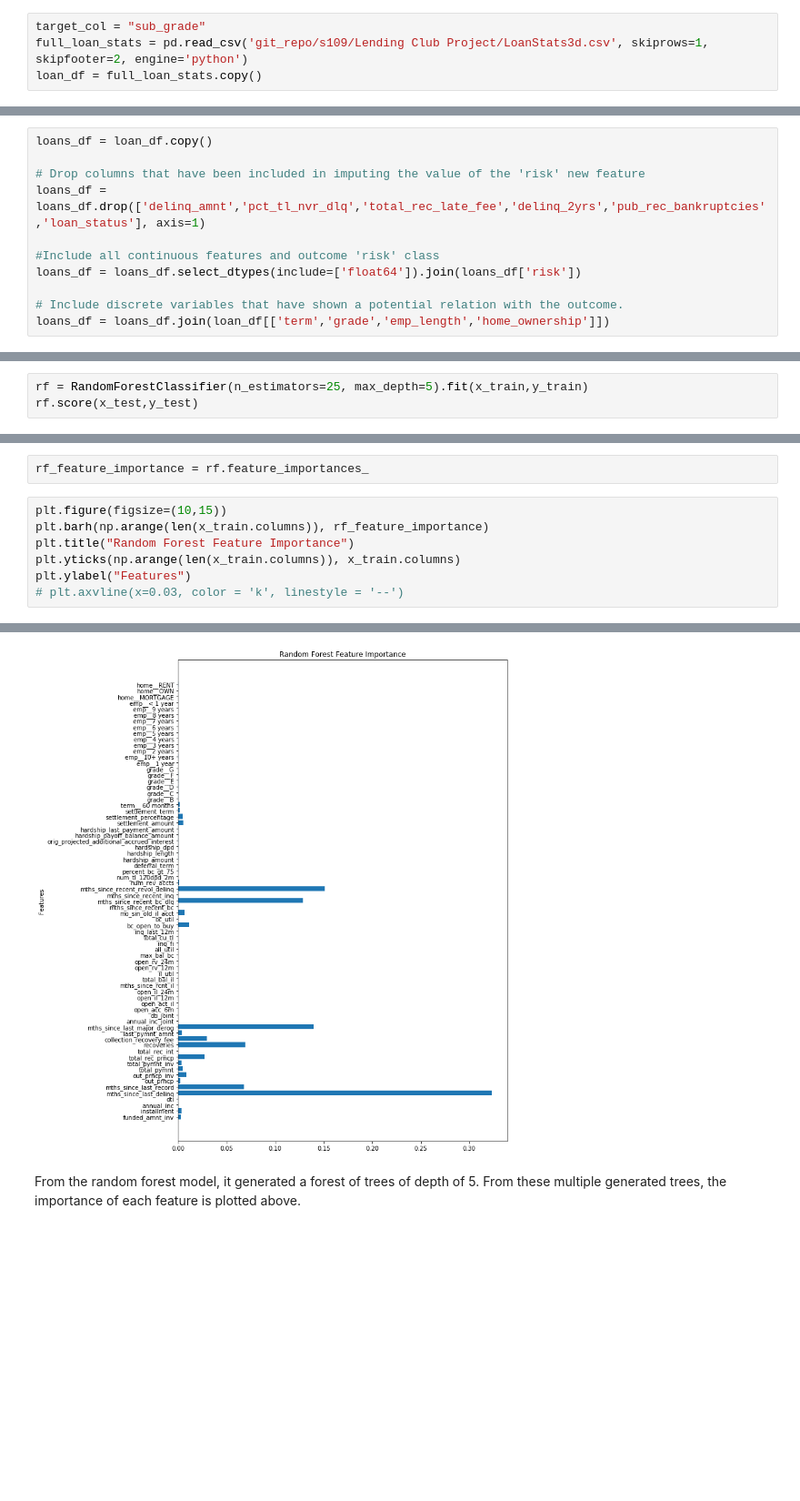
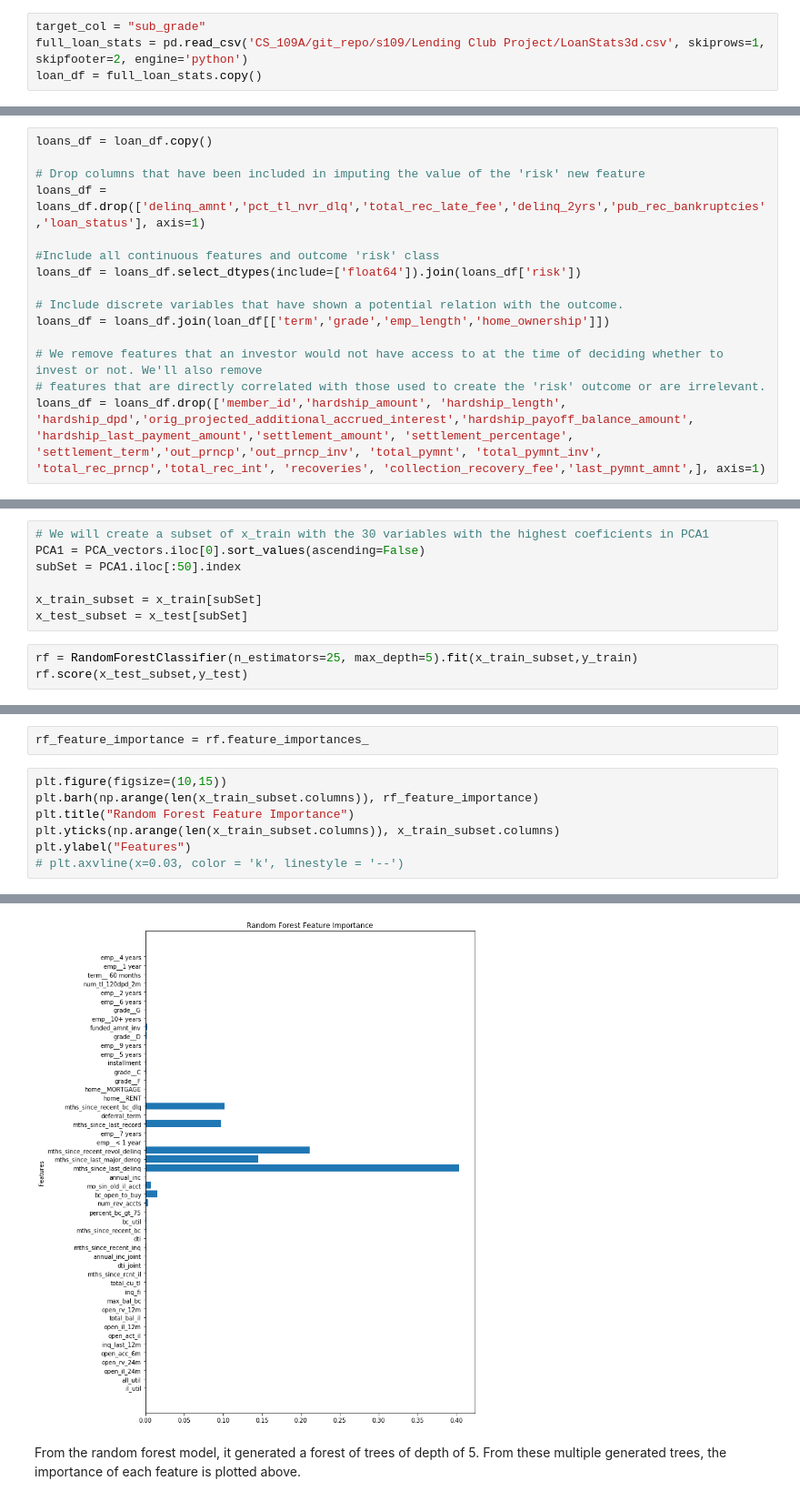
Before and after one commit to nikatpatel/lending-club, a Jupyter notebook: model_and_prediction.ipynb, the cells around one changed output, grey strips where cells are left out. Shown at 91% size. Cells and saved outputs as stored; diff of their text form; blank space fills up the shorter version.

```diff
--- a/model_and_prediction.ipynb
+++ b/model_and_prediction.ipynb
@@ -27,7 +29,7 @@ from sklearn.ensemble import RandomForestClassifier
 ### Load, Visualize, and Clean Data
 # %%
 target_col = "sub_grade"
-full_loan_stats = pd.read_csv('git_repo/s109/Lending Club Project/LoanStats3d.csv', skiprows=1, skipfooter=2, engine='python')
+full_loan_stats = pd.read_csv('CS_109A/git_repo/s109/Lending Club Project/LoanStats3d.csv', skiprows=1, skipfooter=2, engine='python')
 loan_df = full_loan_stats.copy()
 # %%
 loan_df.groupby(['loan_status']).agg({'loan_status': np.size})
@@ -90,3 +92,7 @@ loans_df = loans_df.select_dtypes(include=['float64']).join(loans_df['risk'])
 
 # Include discrete variables that have shown a potential relation with the outcome.
 loans_df = loans_df.join(loan_df[['term','grade','emp_length','home_ownership']])
+
+# We remove features that an investor would not have access to at the time of deciding whether to invest or not. We'll also remove
+# features that are directly correlated with those used to create the 'risk' outcome or are irrelevant.
+loans_df = loans_df.drop(['member_id','hardship_amount', 'hardship_length', 'hardship_dpd','orig_projected_additional_accrued_interest','hardship_payoff_balance_amount', 'hardship_last_payment_amount','settlement_amount', 'settlement_percentage', 'settlement_term','out_prncp','out_prncp_inv', 'total_pymnt', 'total_pymnt_inv', 'total_rec_prncp','total_rec_int', 'recoveries', 'collection_recovery_fee','last_pymnt_amnt',], axis=1)
@@ -187,6 +204,13 @@ Name: 0, Length: 73, dtype: float64
 # %% [markdown]
 ### Random Forest
+# %%
+# We will create a subset of x_train with the 30 variables with the highest coeficients in PCA1
+PCA1 = PCA_vectors.iloc[0].sort_values(ascending=False)
+subSet = PCA1.iloc[:50].index
+
+x_train_subset = x_train[subSet]
+x_test_subset = x_test[subSet]
 # %%
-rf = RandomForestClassifier(n_estimators=25, max_depth=5).fit(x_train,y_train)
-rf.score(x_test,y_test)
+rf = RandomForestClassifier(n_estimators=25, max_depth=5).fit(x_train_subset,y_train)
+rf.score(x_test_subset,y_test)
 # %% [output]
@@ -197,14 +221,14 @@ A Random Forest Classifier was fitted on the training data set and resulted in a
 rf_feature_importance = rf.feature_importances_
 # %%
 plt.figure(figsize=(10,15))
-plt.barh(np.arange(len(x_train.columns)), rf_feature_importance)
+plt.barh(np.arange(len(x_train_subset.columns)), rf_feature_importance)
 plt.title("Random Forest Feature Importance")
-plt.yticks(np.arange(len(x_train.columns)), x_train.columns)
+plt.yticks(np.arange(len(x_train_subset.columns)), x_train_subset.columns)
 plt.ylabel("Features")
 # plt.axvline(x=0.03, color = 'k', linestyle = '--')
 # %% [output]
 Text(0,0.5,'Features')
-[figure, old version]
+[figure, new version]
 # %% [markdown]
 From the random forest model, it generated a forest of trees of depth of 5. From these multiple generated trees, the importance of each feature is plotted above.
 # %%
```
Also changed, not shown: parts of 13 cells of this notebook, 1 other file.
